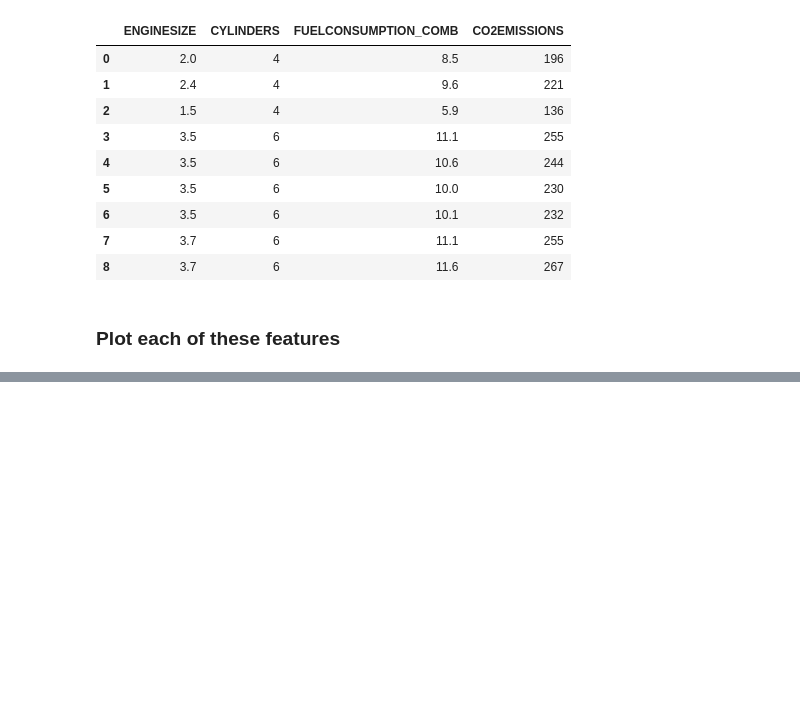
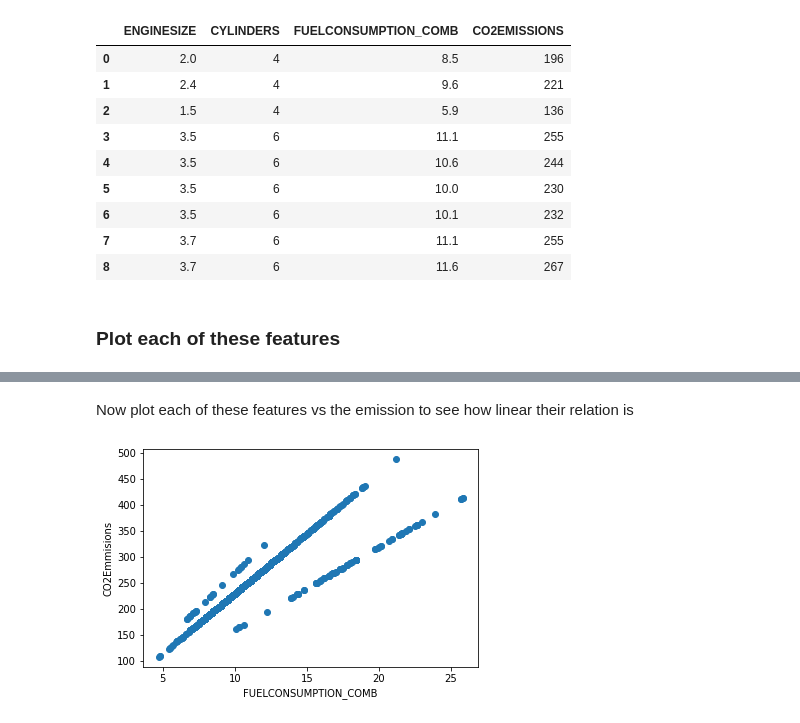
Before and after one commit to tasnuvaleeya/ml-cognitive, a Jupyter notebook: Simple Linear Regression.ipynb, the cells around one changed output, grey strips where cells are left out. Saved outputs shown, nothing was run; the diff lists cells and outputs as text; code cells hidden in the pictures; blank space fills up the shorter version.

Commit message:
implemented simple linear regression

```diff
--- a/Simple Linear Regression.ipynb
+++ b/Simple Linear Regression.ipynb
@@ -79,0 +84,9 @@ figure1 =
+# %% [markdown]
+Now plot each of these features vs the emission to see how linear their relation is
+# %%
+plt.scatter(new_dataframe.FUELCONSUMPTION_COMB, new_dataframe.CO2EMISSIONS)
+plt.xlabel("FUELCONSUMPTION_COMB")
+plt.ylabel("CO2Emmisions")
+plt.show()
+# %% [output]
+[figure, added]
```
Also changed, not shown: parts of 17 cells of this notebook.
